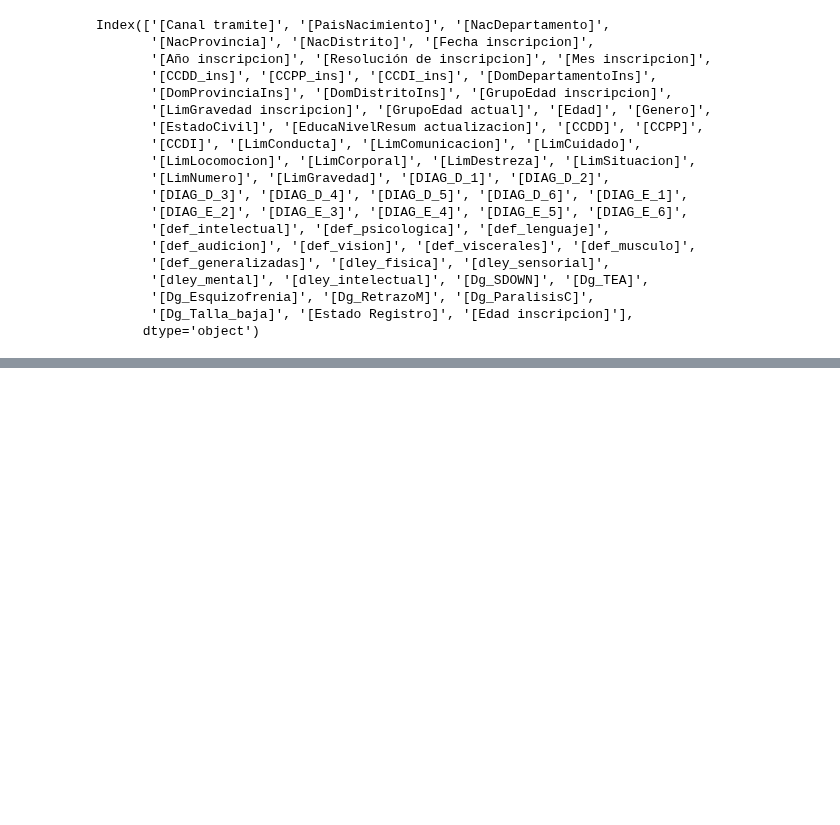
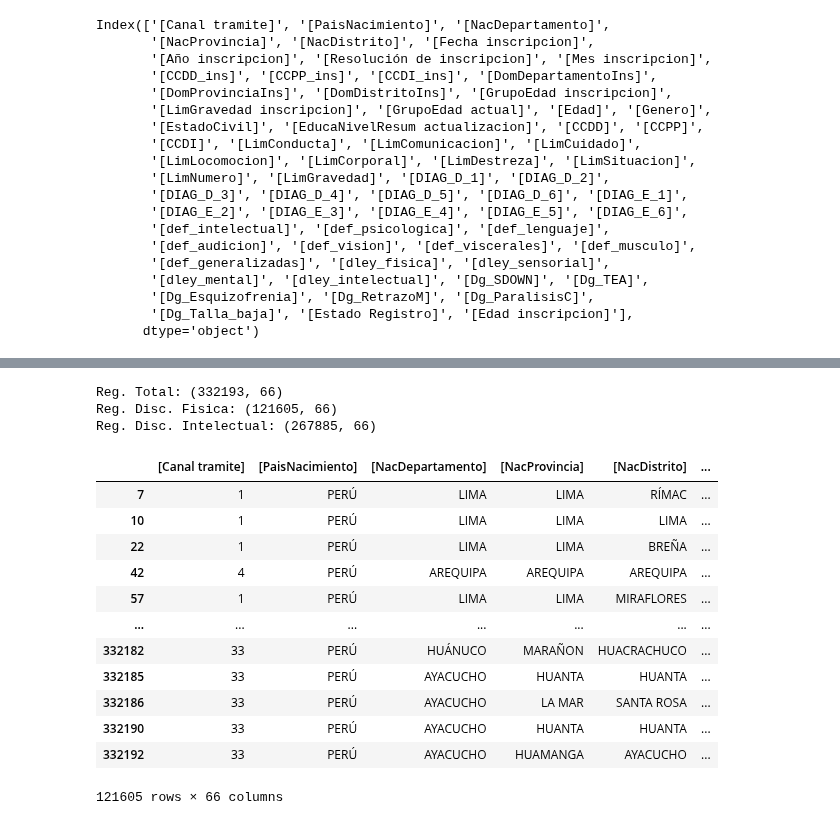
Before and after one commit to CVilaNet/PCDAyac, a Jupyter notebook: SIRNPD.ipynb, the cells around one changed output, grey strips where cells are left out. Drawn from its saved outputs; the diff is of its cells as text; code cells hidden in the pictures; blank space fills up the shorter version.

```diff
--- a/SIRNPD.ipynb
+++ b/SIRNPD.ipynb
@@ -97,0 +111,14 @@ data[['[Canal tramite]', '[NacDepartamento]', '[NacProvincia]',
+# %%
+condicionFisica = "((def_intelectual==1.0) | (def_psicologica==1.0))"
+dataFisica = dataPCD.query(condicionFisica)
+
+condicionIntelectual = "((def_lenguaje==1.0) | (def_audicion==1.0) | (def_vision==1.0) | (def_viscerales==1.0) | (def_musculo==1.0) | (def_generalizadas==1.0))"
+dataIntelectual = dataPCD.query(condicionIntelectual)
+
+print('Reg. Total: ' + str(dataPCD.shape))
+print('Reg. Disc. Fisica: ' + str(dataFisica.shape))
+print('Reg. Disc. Intelectual: ' + str(dataIntelectual.shape))
+# %% [output]
+Reg. Total: (332193, 66)
+Reg. Disc. Fisica: (121605, 66)
+Reg. Disc. Intelectual: (267885, 66)
@@ -97,0 +127,16 @@ data[['[Canal tramite]', '[NacDepartamento]', '[NacProvincia]',
+# %%
+dataFisica
+# %% [output]
+|  | [Canal tramite] | [PaisNacimiento] | [NacDepartamento] | [NacProvincia] | [NacDistrito] | ... |
+| 7 | 1 | PERÚ | LIMA | LIMA | RÍMAC | ... |
+| 10 | 1 | PERÚ | LIMA | LIMA | LIMA | ... |
+| 22 | 1 | PERÚ | LIMA | LIMA | BREÑA | ... |
+| 42 | 4 | PERÚ | AREQUIPA | AREQUIPA | AREQUIPA | ... |
+| 57 | 1 | PERÚ | LIMA | LIMA | MIRAFLORES | ... |
+| ... | ... | ... | ... | ... | ... | ... |
+| 332182 | 33 | PERÚ | HUÁNUCO | MARAÑON | HUACRACHUCO | ... |
+| 332185 | 33 | PERÚ | AYACUCHO | HUANTA | HUANTA | ... |
+| 332186 | 33 | PERÚ | AYACUCHO | LA MAR | SANTA ROSA | ... |
+| 332190 | 33 | PERÚ | AYACUCHO | HUANTA | HUANTA | ... |
+| 332192 | 33 | PERÚ | AYACUCHO | HUAMANGA | AYACUCHO | ... |
+121605 rows × 66 columns
```
Also changed, not shown: parts of 9 cells of this notebook.
